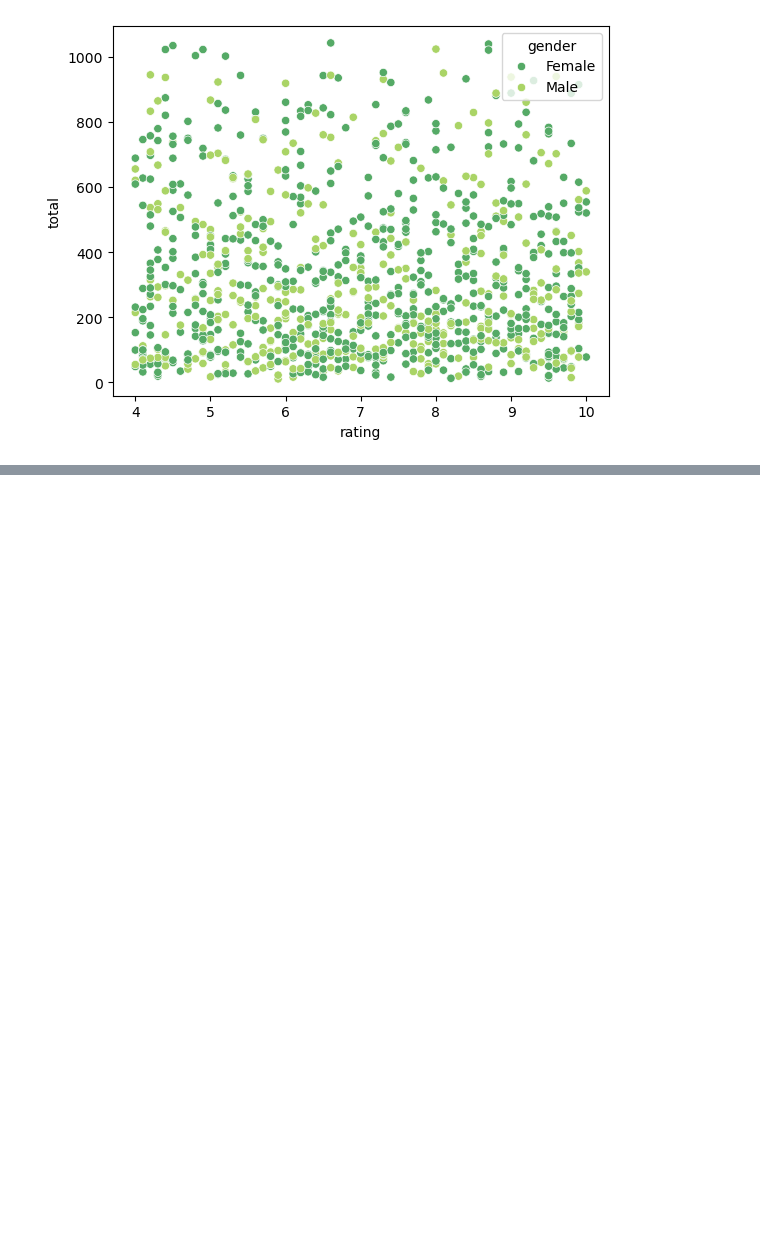
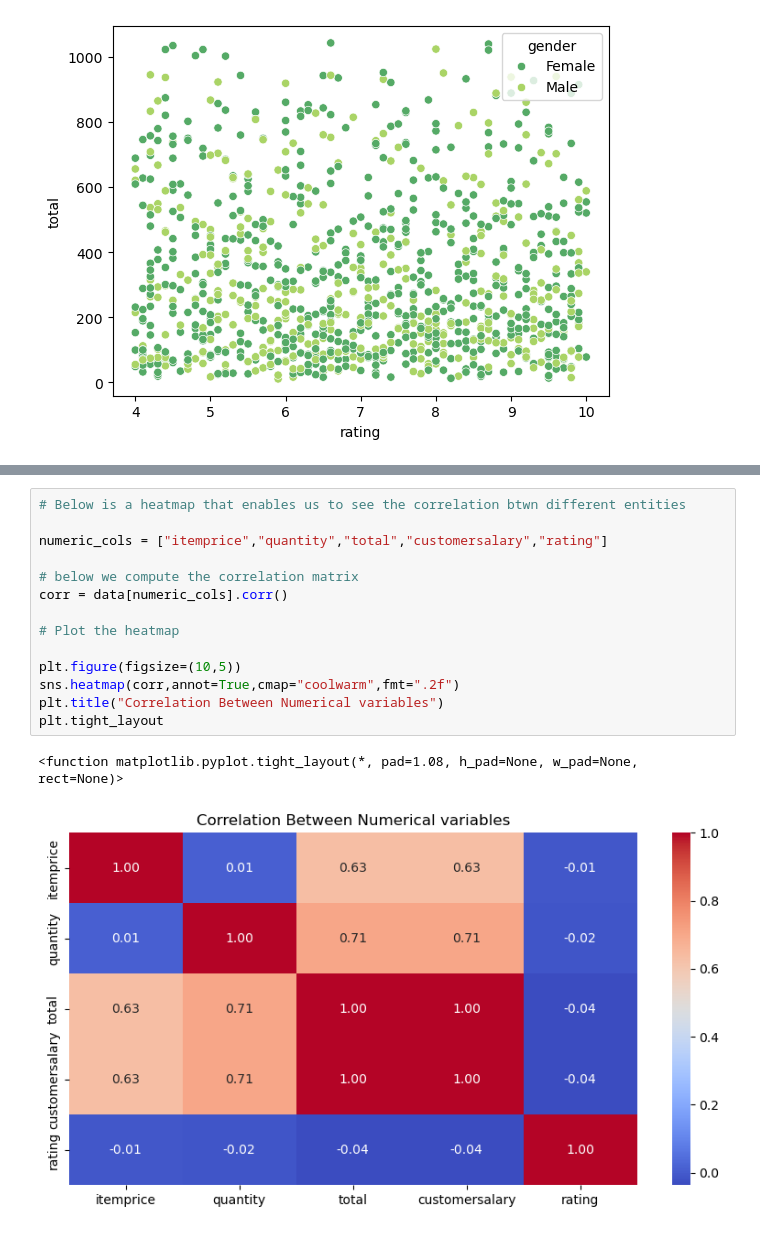
Before and after one commit to mugoarnold0-shiniars/datascience, a Jupyter notebook: EDA.ipynb, the cells around one changed output, grey strips where cells are left out. Drawn from its saved outputs; the diff is of its cells as text; blank space fills up the shorter version.

```diff
--- a/EDA.ipynb
+++ b/EDA.ipynb
@@ -169,0 +200,17 @@ sns.lineplot(x="date" , y="total", data=data)
+# %%
+# Below is a heatmap that enables us to see the correlation btwn different entities
+
+numeric_cols = ["itemprice","quantity","total","customersalary","rating"]
+
+# below we compute the correlation matrix
+corr = data[numeric_cols].corr()
+
+# Plot the heatmap
+
+plt.figure(figsize=(10,5))
+sns.heatmap(corr,annot=True,cmap="coolwarm",fmt=".2f")
+plt.title("Correlation Between Numerical variables")
+plt.tight_layout
+# %% [output]
+<function matplotlib.pyplot.tight_layout(*, pad=1.08, h_pad=None, w_pad=None, rect=None)>
+[figure, added]
```
Also changed, not shown: parts of 3 cells of this notebook, 3 other files.
